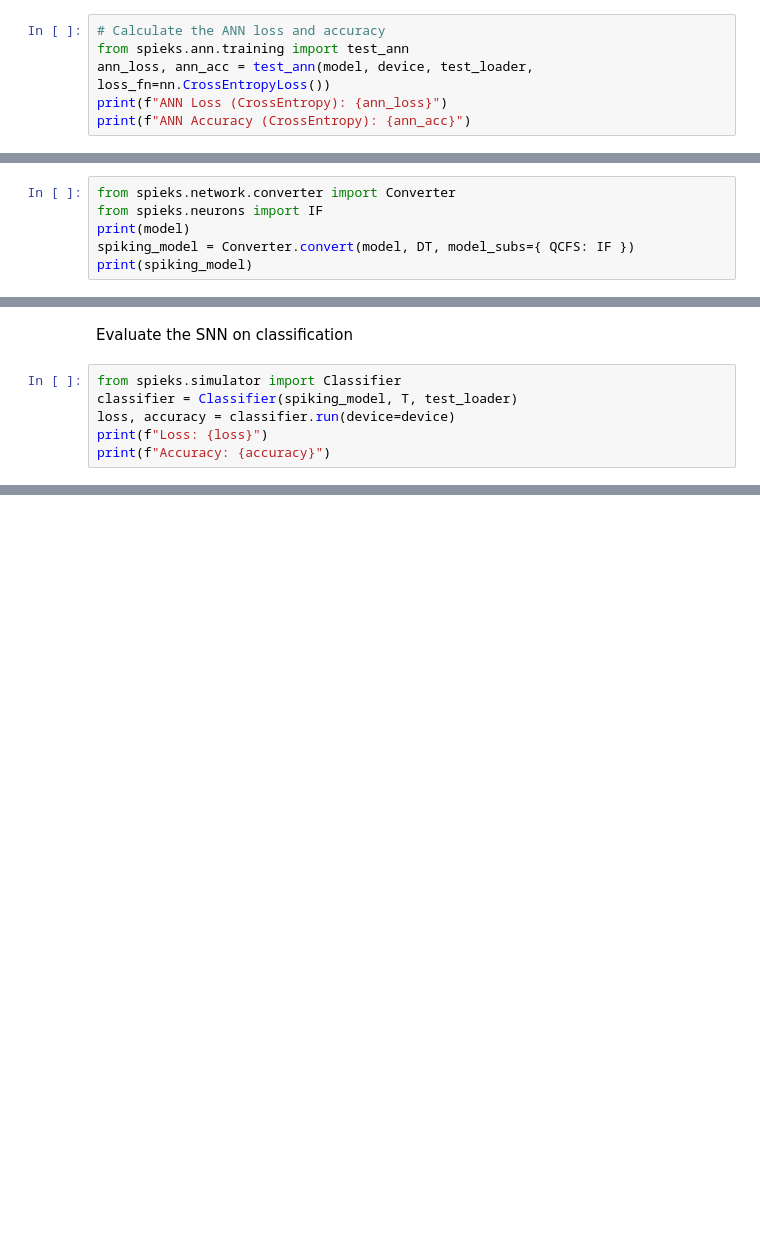
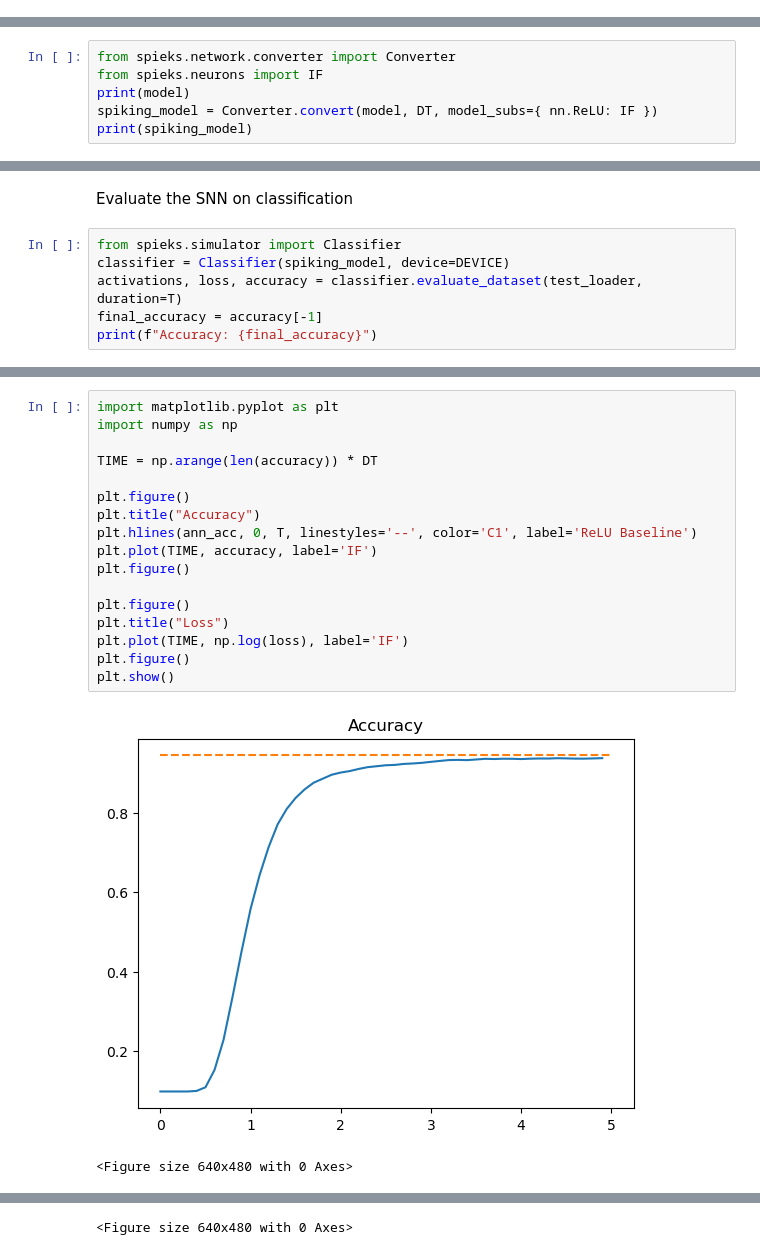
Before and after one commit to Liamdev631/spieks, a Jupyter notebook: examples/test_ann2snn.ipynb, the cells around one changed output, grey strips where cells are left out. Saved outputs shown, nothing was run; the diff lists cells and outputs as text; blank space fills up the shorter version.

Commit message:
Update dependencies and refactored simulator for improved performance and accuracy

```diff
--- a/examples/test_ann2snn.ipynb
+++ b/examples/test_ann2snn.ipynb
@@ -102,6 +106,0 @@ Model loaded from file: tmp/models/best_mnist_model.pth
-# %%
-# Calculate the ANN loss and accuracy
-from spieks.ann.training import test_ann
-ann_loss, ann_acc = test_ann(model, device, test_loader, loss_fn=nn.CrossEntropyLoss())
-print(f"ANN Loss (CrossEntropy): {ann_loss}")
-print(f"ANN Accuracy (CrossEntropy): {ann_acc}")
@@ -114,7 +110,7 @@ Convert the ANN to an SNN
 from spieks.network.converter import Converter
 from spieks.neurons import IF
 print(model)
-spiking_model = Converter.convert(model, DT, model_subs={ QCFS: IF })
+spiking_model = Converter.convert(model, DT, model_subs={ nn.ReLU: IF })
 print(spiking_model)
 # %% [output]
 MNISTModel(
@@ -141,8 +137,8 @@ SpikingNetwork(
 Evaluate the SNN on classification
 # %%
 from spieks.simulator import Classifier
-classifier = Classifier(spiking_model, T, test_loader)
-loss, accuracy = classifier.run(device=device)
-print(f"Loss: {loss}")
-print(f"Accuracy: {accuracy}")
+classifier = Classifier(spiking_model, device=DEVICE)
+activations, loss, accuracy = classifier.evaluate_dataset(test_loader, duration=T)
+final_accuracy = accuracy[-1]
+print(f"Accuracy: {final_accuracy}")
 # %% [output]
@@ -150,0 +146,20 @@ Accuracy: 0.09815705128205128
+# %%
+import matplotlib.pyplot as plt
+import numpy as np
+
+TIME = np.arange(len(accuracy)) * DT
+
+plt.figure()
+plt.title("Accuracy")
+plt.hlines(ann_acc, 0, T, linestyles='--', color='C1', label='ReLU Baseline')
+plt.plot(TIME, accuracy, label='IF')
+plt.figure()
+
+plt.figure()
+plt.title("Loss")
+plt.plot(TIME, np.log(loss), label='IF')
+plt.figure()
+plt.show()
+# %% [output]
+[figure, added]
+<Figure size 640x480 with 0 Axes>
@@ -150,0 +167 @@ Accuracy: 0.09815705128205128
+<Figure size 640x480 with 0 Axes>
```
Also changed, not shown: parts of 7 cells of this notebook, 5 other files.
